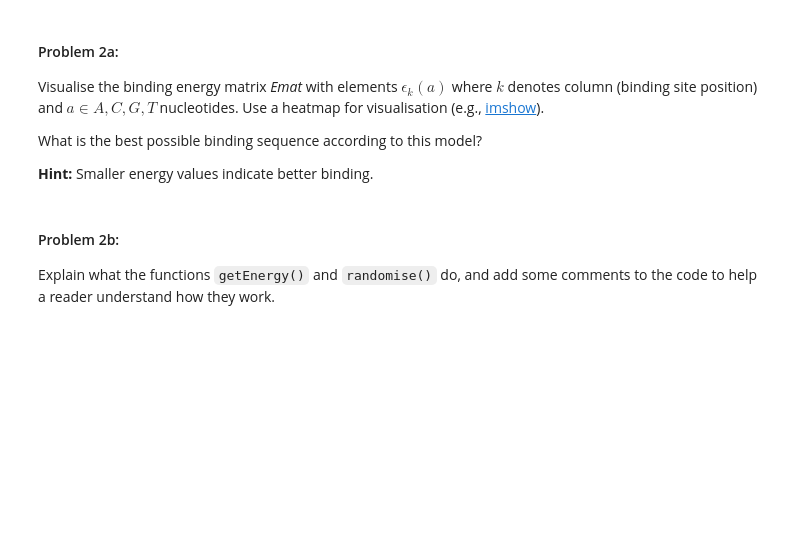
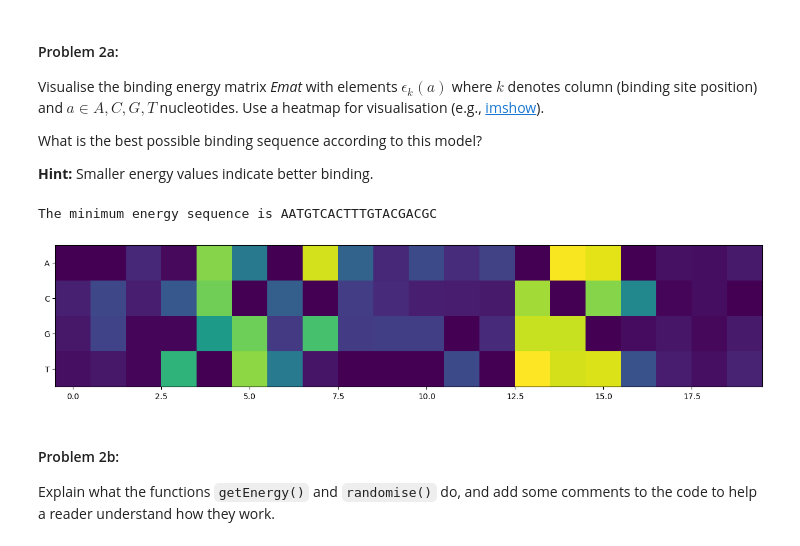
Before and after one commit to ellikiiski/Elements-of-Bioinformatics, a Jupyter notebook: A2 (Basic sequence statistics etc.)/A2.ipynb, the cells around one changed output. Drawn from its saved outputs; the diff is of its cells as text; code cells hidden in the pictures; blank space fills up the shorter version.

```diff
--- a/A2 (Basic sequence statistics etc.)/A2.ipynb
+++ b/A2 (Basic sequence statistics etc.)/A2.ipynb
@@ -214,3 +307,21 @@ What is the best possible binding sequence according to this model?
+# %%
+_, axes = plt.subplots(figsize = (16, 10))
+axes.imshow(Emat)
+axes.set_yticks([0, 1, 2, 3], ['A', 'C', 'G', 'T'])
+
+min_seq=[]
+for element in Emat.T:
+    min_seq.append(list(element).index(min(element)))
+
+translation = {0:'A', 1:'C', 2:'G', 3:'T'}
+for i in range(20):
+    min_seq[i] = translation[min_seq[i]]
+minimumenergysequence=''.join(min_seq)
+
+print(f'The minimum energy sequence is {minimumenergysequence}')
+# %% [output]
+The minimum energy sequence is AATGTCACTTTGTACGACGC
+[figure, added]
 # %% [markdown]
 #### Problem 2b:
 
```
Also changed, not shown: parts of 23 cells of this notebook.
